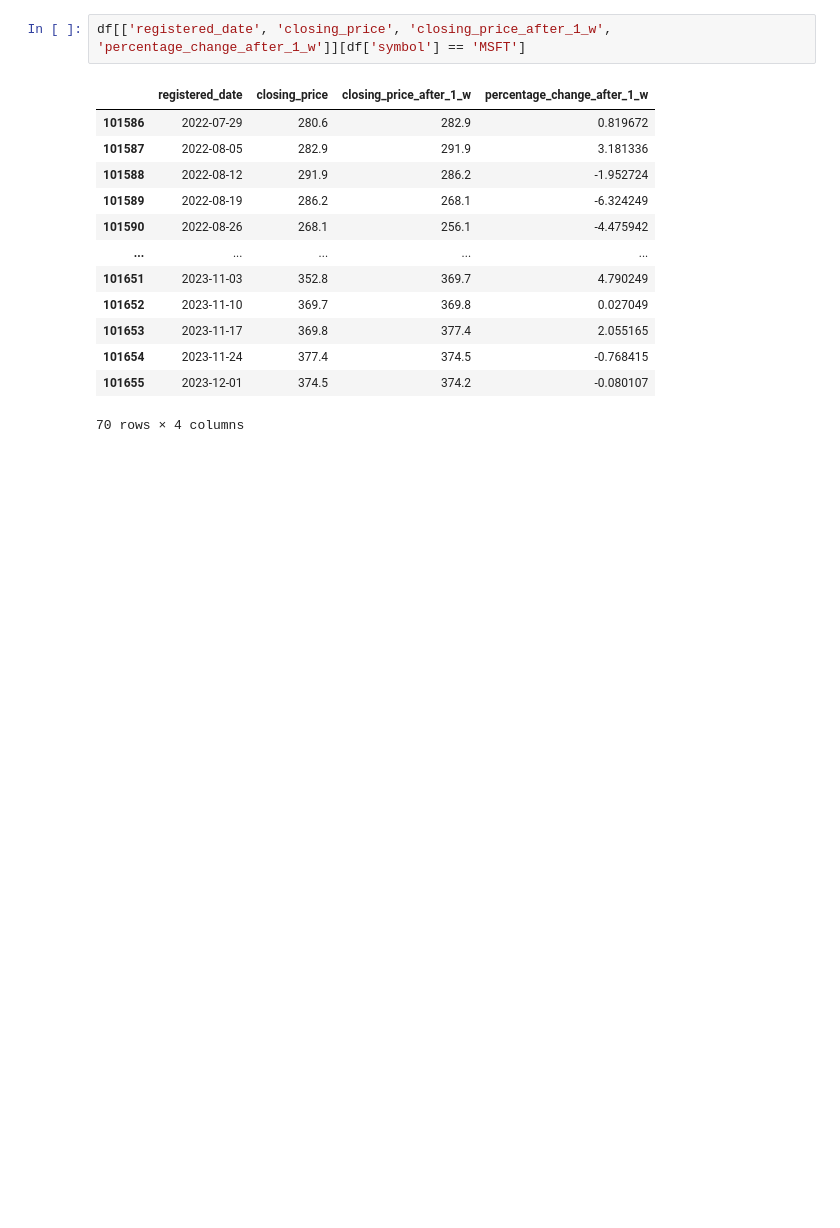
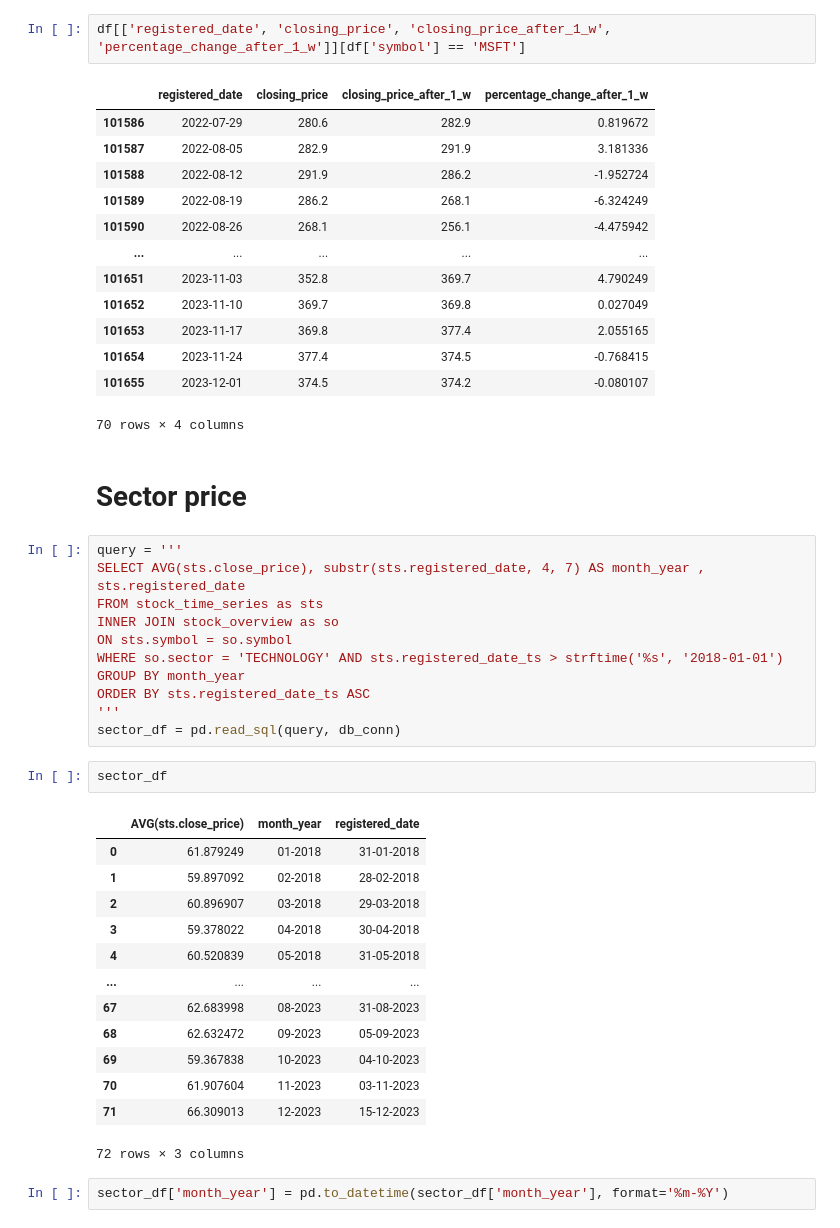
Before and after one commit to OrestisStefanou/InvestorAPI, a Jupyter notebook: Untitled.ipynb, the cells around one changed output. Saved outputs shown, nothing was run; the diff lists cells and outputs as text; blank space fills up the shorter version.

```diff
--- a/Untitled.ipynb
+++ b/Untitled.ipynb
@@ -42,3 +44,34 @@ df[['registered_date', 'closing_price', 'closing_price_after_1_w', 'percentage_c
 | 101654 | 2023-11-24 | 377.4 | 374.5 | -0.768415 |
 | 101655 | 2023-12-01 | 374.5 | 374.2 | -0.080107 |
 70 rows × 4 columns
+# %% [markdown]
+# Sector price
+# %%
+query = '''
+SELECT AVG(sts.close_price), substr(sts.registered_date, 4, 7) AS month_year , sts.registered_date
+FROM stock_time_series as sts
+INNER JOIN stock_overview as so
+ON sts.symbol = so.symbol
+WHERE so.sector = 'TECHNOLOGY' AND sts.registered_date_ts > strftime('%s', '2018-01-01')
+GROUP BY month_year
+ORDER BY sts.registered_date_ts ASC
+'''
+sector_df = pd.read_sql(query, db_conn)
+# %%
+sector_df
+# %% [output]
+|  | AVG(sts.close_price) | month_year | registered_date |
+| 0 | 61.879249 | 01-2018 | 31-01-2018 |
+| 1 | 59.897092 | 02-2018 | 28-02-2018 |
+| 2 | 60.896907 | 03-2018 | 29-03-2018 |
+| 3 | 59.378022 | 04-2018 | 30-04-2018 |
+| 4 | 60.520839 | 05-2018 | 31-05-2018 |
+| ... | ... | ... | ... |
+| 67 | 62.683998 | 08-2023 | 31-08-2023 |
+| 68 | 62.632472 | 09-2023 | 05-09-2023 |
+| 69 | 59.367838 | 10-2023 | 04-10-2023 |
+| 70 | 61.907604 | 11-2023 | 03-11-2023 |
+| 71 | 66.309013 | 12-2023 | 15-12-2023 |
+72 rows × 3 columns
+# %%
+sector_df['month_year'] = pd.to_datetime(sector_df['month_year'], format='%m-%Y')
```
Also changed, not shown: parts of 16 cells of this notebook.
